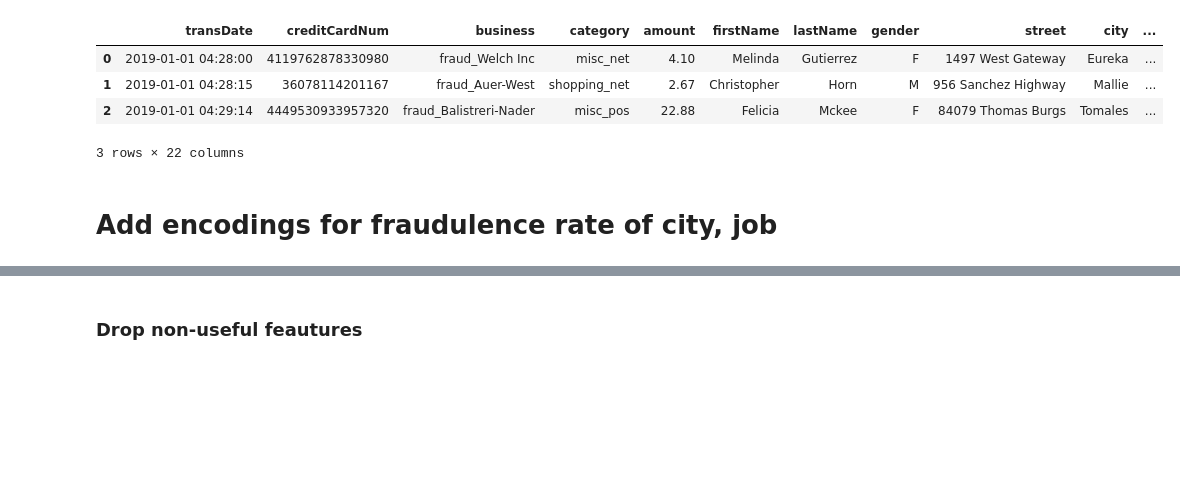
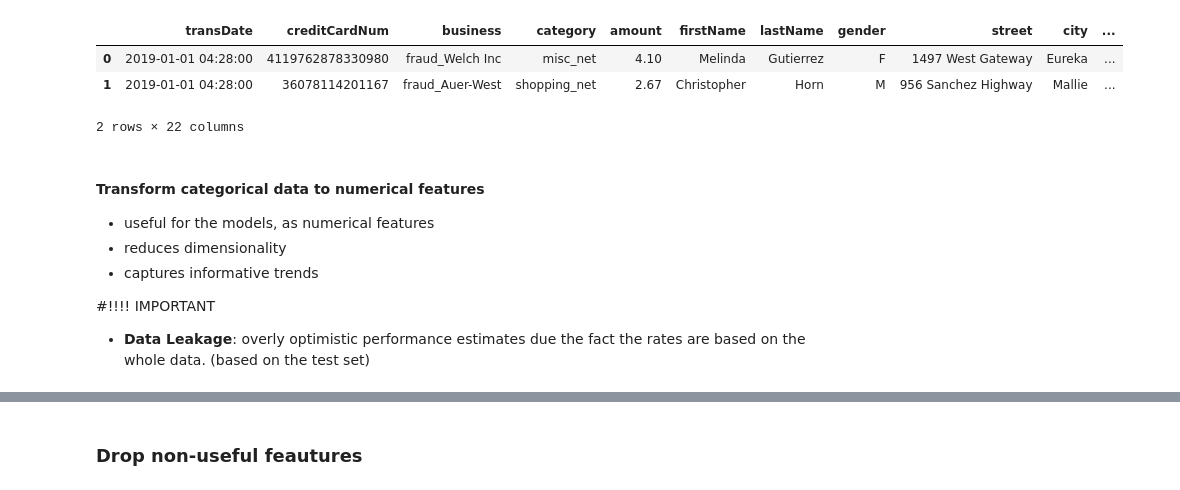
Before and after one commit to mlghammit/DataQuest-2024, a Jupyter notebook: data.ipynb, the cells around one changed output, grey strips where cells are left out. Drawn from its saved outputs; the diff is of its cells as text; code cells hidden in the pictures; blank space fills up the shorter version.

```diff
--- a/data.ipynb
+++ b/data.ipynb
@@ -126,13 +129,19 @@ memory usage: 24.6+ MB
 # %%
-df.head(3)
+df.head(2)
 # %% [output]
 |  | transDate | creditCardNum | business | category | amount | firstName | lastName | gender | street | city | ... |
 | 0 | 2019-01-01 04:28:00 | 4119762878330980 | fraud_Welch Inc | misc_net | 4.10 | Melinda | Gutierrez | F | 1497 West Gateway | Eureka | ... |
-| 1 | 2019-01-01 04:28:15 | 36078114201167 | fraud_Auer-West | shopping_net | 2.67 | Christopher | Horn | M | 956 Sanchez Highway | Mallie | ... |
-| 2 | 2019-01-01 04:29:14 | 4449530933957320 | fraud_Balistreri-Nader | misc_pos | 22.88 | Felicia | Mckee | F | 84079 Thomas Burgs | Tomales | ... |
+| 1 | 2019-01-01 04:28:00 | 36078114201167 | fraud_Auer-West | shopping_net | 2.67 | Christopher | Horn | M | 956 Sanchez Highway | Mallie | ... |
-3 rows × 22 columns
+2 rows × 22 columns
-# %% [markdown]
-# Add encodings for fraudulence rate of city, job
+# %% [markdown]
+#### Transform categorical data to numerical features
+
+- useful for the models, as numerical features
+- reduces dimensionality
+- captures informative trends
+
+#!!!! IMPORTANT
+- **Data Leakage**: overly optimistic performance estimates due the fact the rates are based on the whole data. (based on the test set)
 # %%
 # encode city
 grouped_transactions = df.groupby("city")
```
Also changed, not shown: parts of 10 cells of this notebook, 4 other files.
